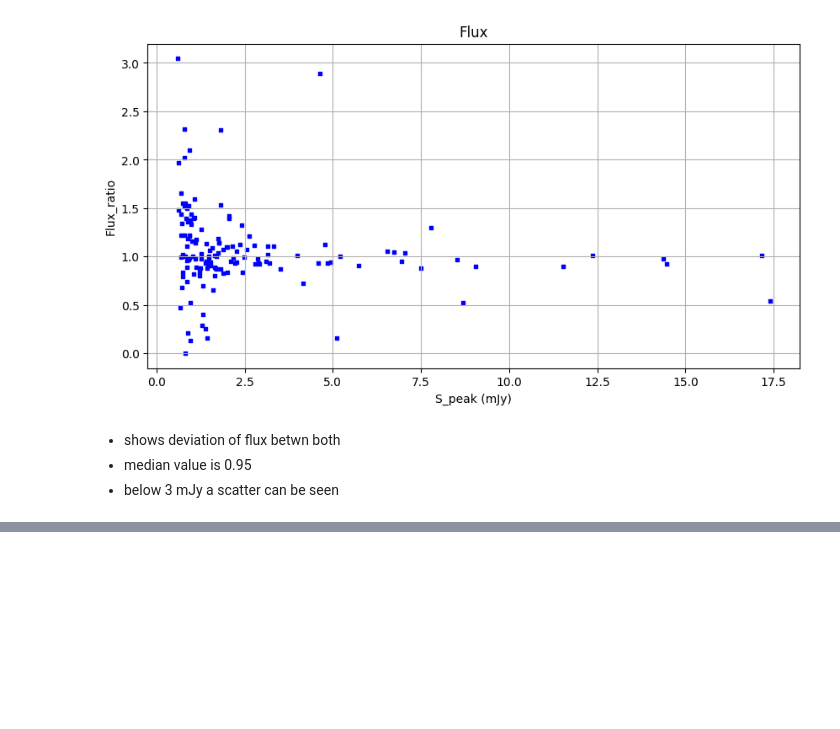
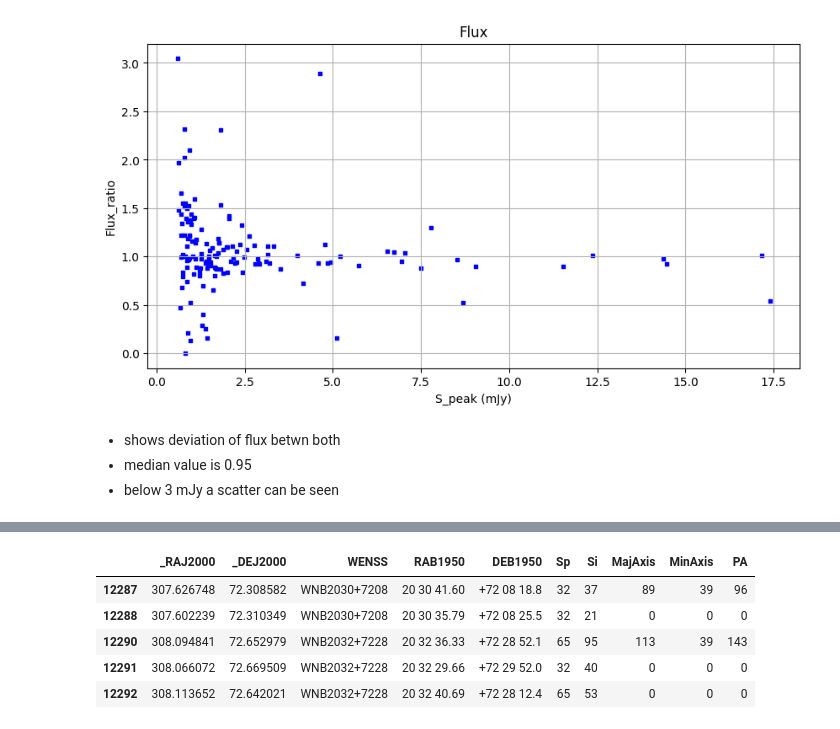
Before and after one commit to Darkandpure/Data-mining-for-transients-, a Jupyter notebook: Data_read.ipynb, the cells around one changed output, grey strips where cells are left out. Cells and saved outputs as stored; diff of their text form; code cells hidden in the pictures; blank space fills up the shorter version.

```diff
--- a/Data_read.ipynb
+++ b/Data_read.ipynb
@@ -263,0 +285,9 @@ plt.show()
+# %%
+filtered_s_min.tail()
+# %% [output]
+|  | _RAJ2000 | _DEJ2000 | WENSS | RAB1950 | DEB1950 | Sp | Si | MajAxis | MinAxis | PA |
+| 12287 | 307.626748 | 72.308582 | WNB2030+7208 | 20 30 41.60 | +72 08 18.8 | 32 | 37 | 89 | 39 | 96 |
+| 12288 | 307.602239 | 72.310349 | WNB2030+7208 | 20 30 35.79 | +72 08 25.5 | 32 | 21 | 0 | 0 | 0 |
+| 12290 | 308.094841 | 72.652979 | WNB2032+7228 | 20 32 36.33 | +72 28 52.1 | 65 | 95 | 113 | 39 | 143 |
+| 12291 | 308.066072 | 72.669509 | WNB2032+7228 | 20 32 29.66 | +72 29 52.0 | 32 | 40 | 0 | 0 | 0 |
+| 12292 | 308.113652 | 72.642021 | WNB2032+7228 | 20 32 40.69 | +72 28 12.4 | 65 | 53 | 0 | 0 | 0 |
```
Also changed, not shown: parts of 6 cells of this notebook, 1 other file.
